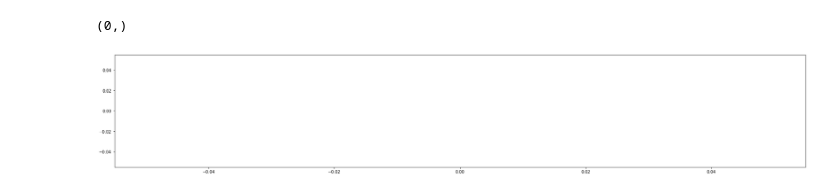
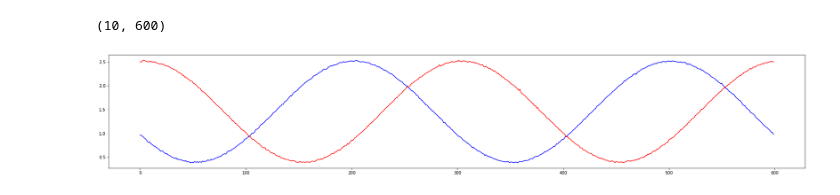
Before and after one commit to mirelatomazini/Repositorio-TG-Mirela, a Jupyter notebook: arquivos_finais/software/testes/teste2/teste_fft_medidas.ipynb, the cells around one changed output. Drawn from its saved outputs; the diff is of its cells as text; code cells hidden in the pictures.

```diff
--- a/arquivos_finais/software/testes/teste2/teste_fft_medidas.ipynb
+++ b/arquivos_finais/software/testes/teste2/teste_fft_medidas.ipynb
@@ -10,7 +10,7 @@ freqs_lst=[]
 for idx,line in enumerate(lines):
     medida = line.split(" DADOS ")
     dados_linha = np.fromstring(medida[1], dtype=int, sep=' ')
-    if dados_linha.size==6000:
+    if dados_linha.size==600:
         dados_lst.append(dados_linha)
         freqs_linha = medida[0].replace("******** ","").split(" -> ")
         freqs_lst.append(np.fromstring(freqs_linha[1], dtype=float, sep=' '))
@@ -58,12 +36,15 @@ IndexError: too many indices for array: array is 1-dimensional, but 2 were index
 # %%
 dados.shape
 # %% [output]
-(0,)
+(10, 600)
+# %%
+linha = 1
 # %%
 limite=600
 k=3.3/4095
 plt.figure(figsize=(30,5))
-plt.plot(dados[0:limite]*k,'b*')
+plt.plot(dados[linha,:limite]*k,'b-')
+plt.plot(dados[9,:limite]*k,'r-')
 plt.show()
 # %% [output]
-[figure, old version]
+[figure, new version]
```
Also changed, not shown: parts of 29 cells of this notebook.
